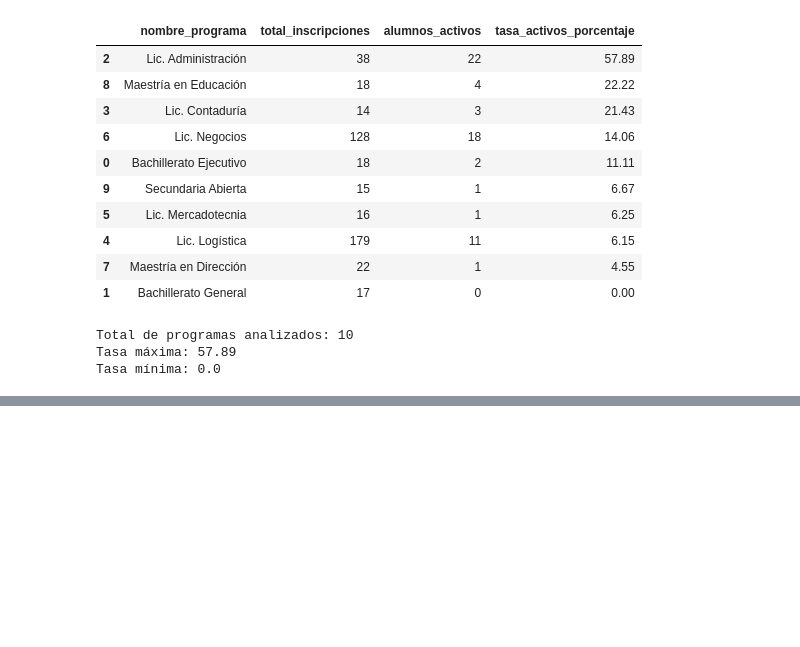
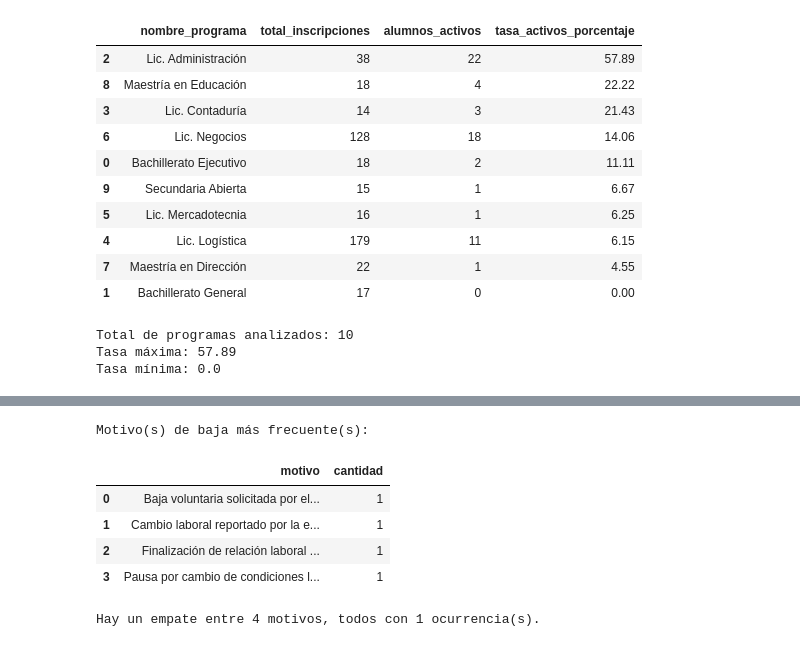
Before and after one commit to FerrariAgustinNicolas/prueba-fullstack-inscripciones, a Jupyter notebook: python/analisis_inscripciones.ipynb, the cells around one changed output, grey strips where cells are left out. Drawn from its saved outputs; the diff is of its cells as text; code cells hidden in the pictures; blank space fills up the shorter version.

```diff
--- a/python/analisis_inscripciones.ipynb
+++ b/python/analisis_inscripciones.ipynb
@@ -410,0 +450,26 @@ Tasa mínima: 0.0
+# %%
+if not motivos_baja.empty:
+    max_cantidad = motivos_baja["cantidad"].max()
+
+    motivos_mas_frecuentes = motivos_baja[
+        motivos_baja["cantidad"] == max_cantidad
+    ]
+
+    print("Motivo(s) de baja más frecuente(s):")
+    display(motivos_mas_frecuentes)
+
+    if motivos_mas_frecuentes.shape[0] > 1:
+        print(f"Hay un empate entre {motivos_mas_frecuentes.shape[0]} motivos, todos con {max_cantidad} ocurrencia(s).")
+    else:
+        print("Motivo:", motivos_mas_frecuentes.iloc[0]["motivo"])
+        print("Cantidad:", max_cantidad)
+else:
+    print("No se encontraron movimientos de baja en el historial.")
+# %% [output]
+Motivo(s) de baja más frecuente(s):
+|  | motivo | cantidad |
+| 0 | Baja voluntaria solicitada por el... | 1 |
+| 1 | Cambio laboral reportado por la e... | 1 |
+| 2 | Finalización de relación laboral ... | 1 |
+| 3 | Pausa por cambio de condiciones l... | 1 |
+Hay un empate entre 4 motivos, todos con 1 ocurrencia(s).
```
Also changed, not shown: parts of 3 cells of this notebook.
